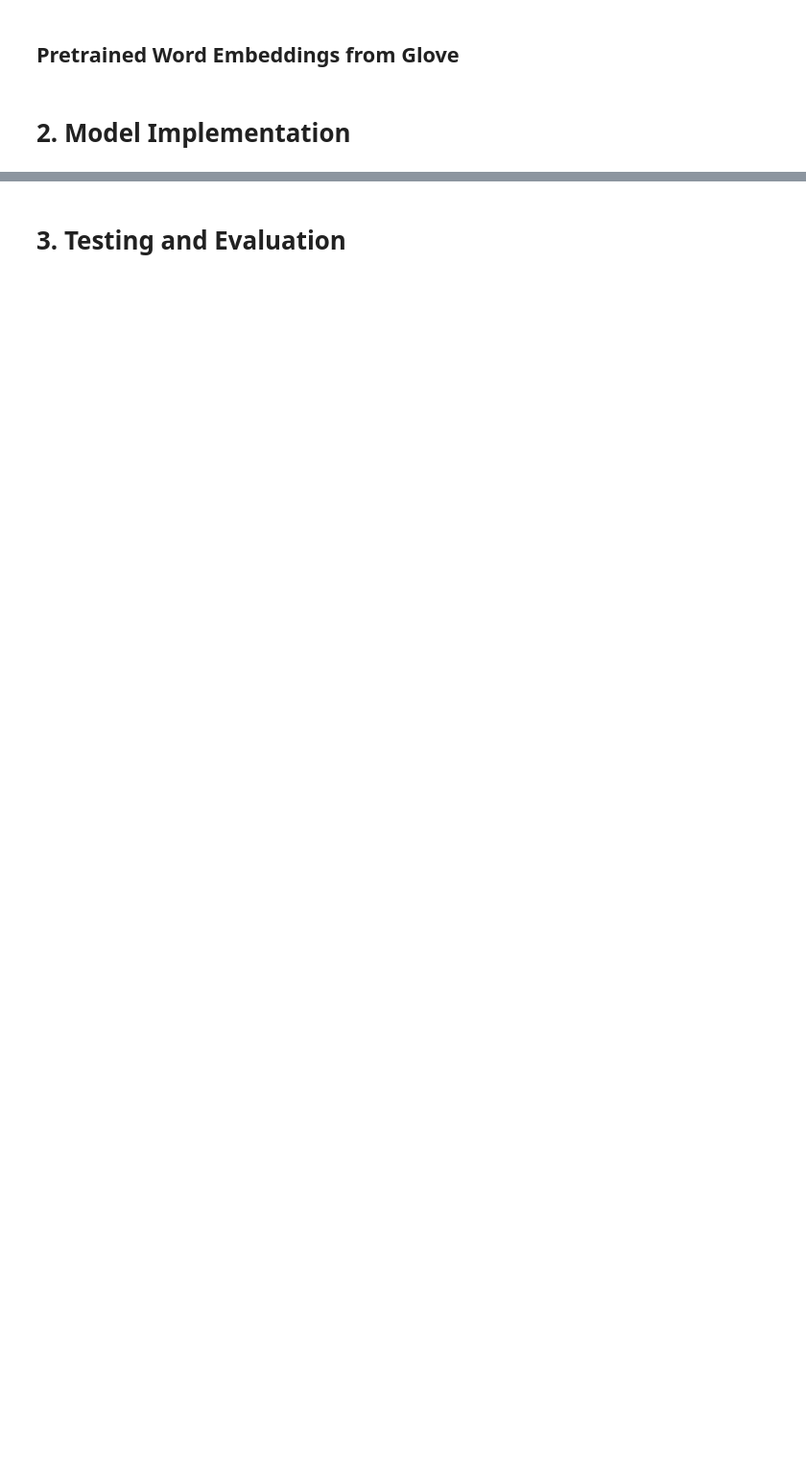
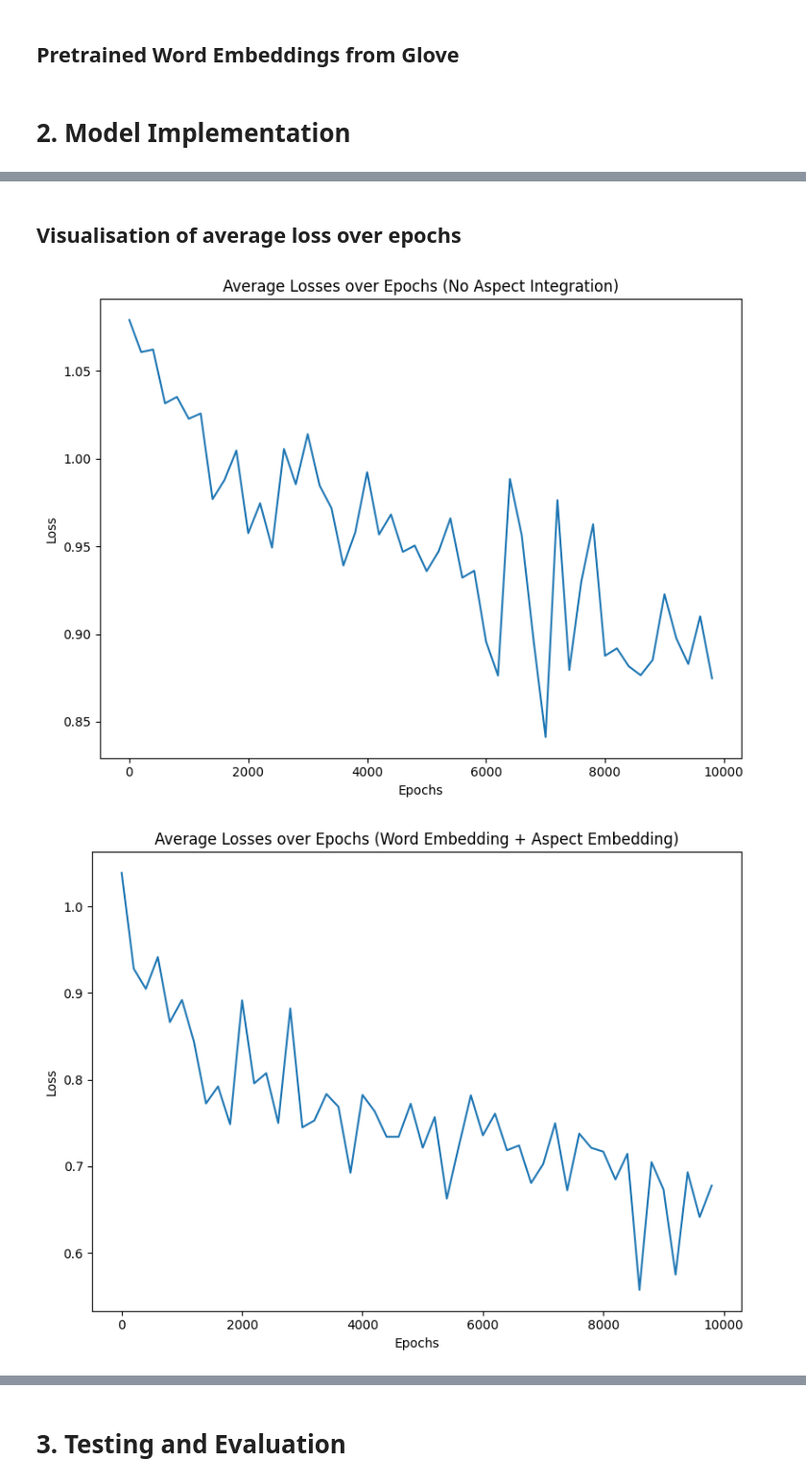
Before and after one commit to LisonLau/CITS4012-Project, a Jupyter notebook: CITS4012_10.ipynb, the cells around one changed output, grey strips where cells are left out. Shown: that part at 96% size. Cells and saved outputs as stored; diff of their text form; code cells hidden in the pictures; blank space fills up the shorter version.

```diff
--- a/CITS4012_10.ipynb
+++ b/CITS4012_10.ipynb
@@ -449,0 +597,7 @@ plt.show()
+# %%
+# Set different attention and integration types
+attention_type   = ATTN_DOT
+integration_type = ASPECT_REP_SEP
+
+# Train the model
+model2, plot_avg_losses2 = train(embedding, attention_type, integration_type, num_epochs=num_epochs, learning_rate=learning_rate, hidden_size=hidden_size)
@@ -449,0 +627,7 @@ plt.show()
+# %%
+# Set different attention and integration types
+attention_type   = ATTN_DOT
+integration_type = ASPECT_REP
+
+# Train the model
+model3, plot_avg_losses3 = train(embedding, attention_type, integration_type, num_epochs=num_epochs, learning_rate=learning_rate, hidden_size=hidden_size)
@@ -449,0 +657,7 @@ plt.show()
+# %%
+# Set different attention and integration types
+attention_type   = ATTN_DOT
+integration_type = WITH_SEP
+
+# Train the model
+model4, plot_avg_losses4 = train(embedding, attention_type, integration_type, num_epochs=num_epochs, learning_rate=learning_rate, hidden_size=hidden_size)
@@ -449,0 +687,7 @@ plt.show()
+# %%
+# Set different attention and integration types
+attention_type   = ATTN_DOT
+integration_type = NO_SEP
+
+# Train the model
+model5, plot_avg_losses5 = train(embedding, attention_type, integration_type, num_epochs=num_epochs, learning_rate=learning_rate, hidden_size=hidden_size)
@@ -449,0 +715,12 @@ plt.show()
+# %% [markdown]
+## Visualisation of average loss over epochs
+# %%
+plot_graphs(num_epochs, plot_interval, plot_avg_losses0, 'No Aspect Integration')
+plot_graphs(num_epochs, plot_interval, plot_avg_losses1, 'Word Embedding + Aspect Embedding')
+plot_graphs(num_epochs, plot_interval, plot_avg_losses2, 'Aspect Repeat with Separator')
+plot_graphs(num_epochs, plot_interval, plot_avg_losses3, 'Aspect Repeat no Separator')
+plot_graphs(num_epochs, plot_interval, plot_avg_losses4, 'End of Sentence with Separator')
+plot_graphs(num_epochs, plot_interval, plot_avg_losses5, 'End of Sentence no Separator')
+# %% [output]
+[figure, added]
+[figure, added]
```
Also changed, not shown: parts of 78 cells of this notebook, 4 other files.
